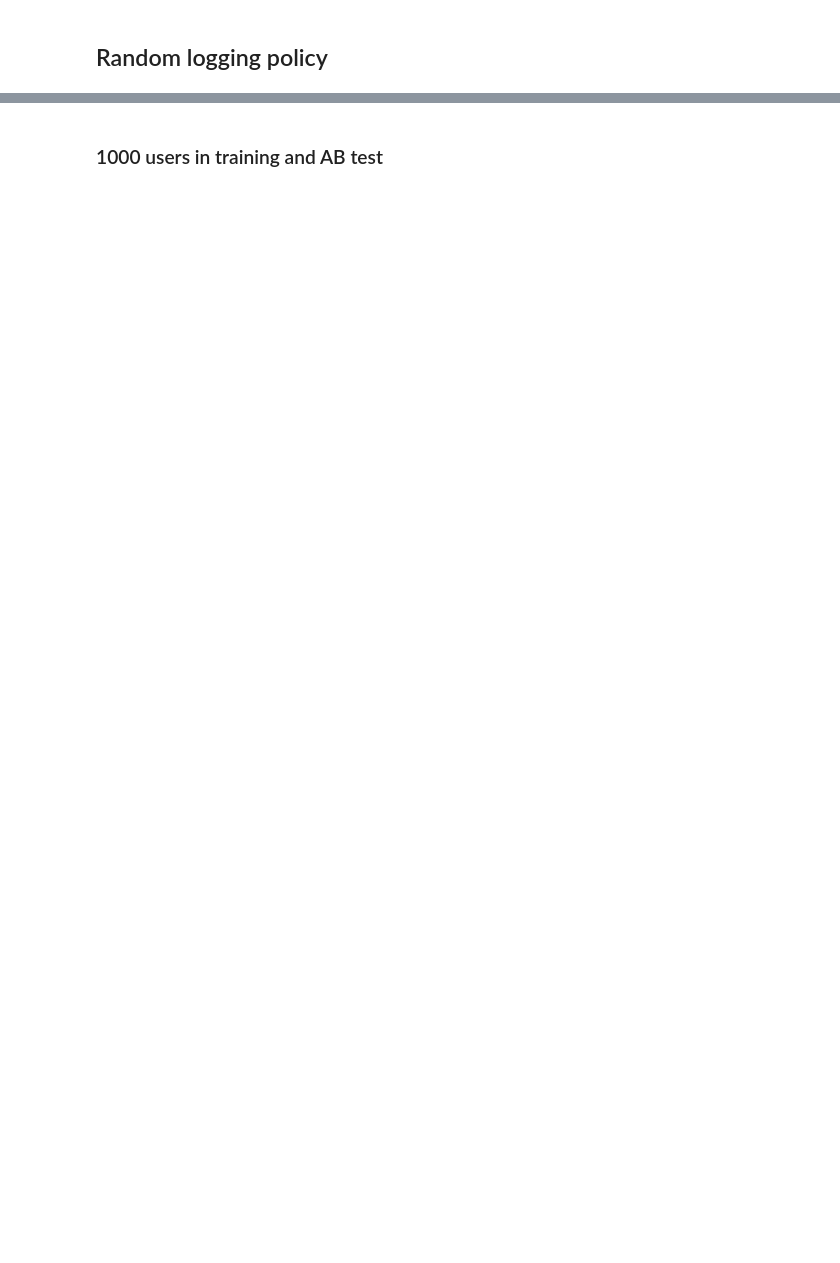
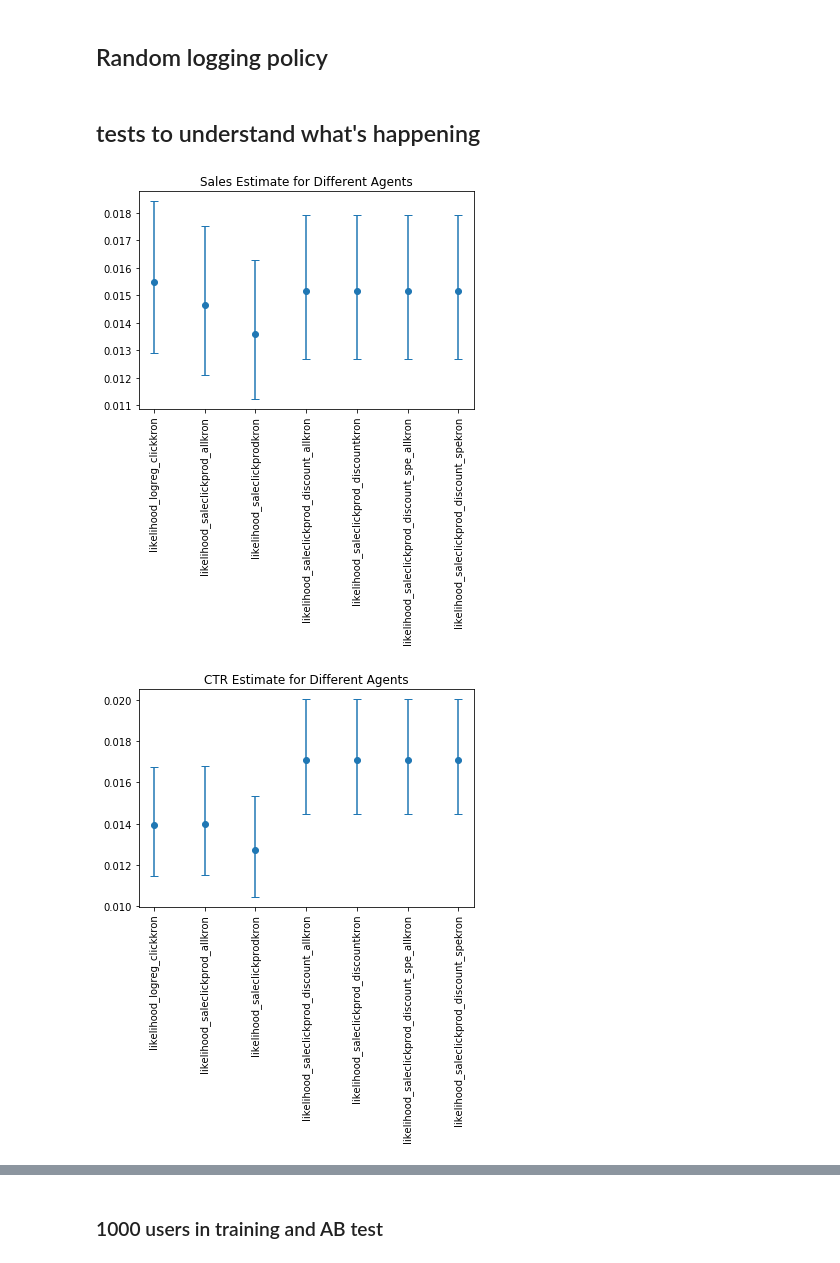
Before and after one commit to philomenec/reco-gym, a Jupyter notebook: 3_train_agent_kronecker.ipynb, the cells around one changed output, grey strips where cells are left out. Saved outputs shown, nothing was run; the diff lists cells and outputs as text; code cells hidden in the pictures; blank space fills up the shorter version.

Commit message:
extend supervised agents

```diff
--- a/3_train_agent_kronecker.ipynb
+++ b/3_train_agent_kronecker.ipynb
@@ -70,8 +70,8 @@ features = {'vc':vc_feature,
 ## Train baseline agents
 # %%
 # Choose number of users for training and AB test
-env_1_sale_args['num_users'] = 1000
-env_1_sale_args['num_users_AB'] = 1000
+env_1_sale_args['num_users'] = 5000
+env_1_sale_args['num_users_AB'] = 500
 num_users = env_1_sale_args['num_users']
 num_users_AB = env_1_sale_args['num_users_AB']
 
@@ -134,3 +134,11 @@ except:
     data = deepcopy(env).generate_logs(num_users, agent=likelihood_logreg_click)
     pkl.dump(data,open(str('data\data'+str(num_users)+name_agent+'.pkl'),'wb'))
 logs[name_agent] = data
+# %%
+# create logging policy with exploration
+exploration = pkl.load(open(str('data\data'+str(5000)+"rand"+'.pkl'),'rb'))
+exploration = exploration.loc[exploration["u"]<1250]
+exploration["u"] = exploration["u"] + 1250
+print(len(exploration["u"].unique()))
+data_ext = pd.concat([data,exploration])
+# pkl.dump(data_ext,open(str('data\data'+str(num_users)+name_agent+'explore.pkl'),'wb'))
@@ -201,3 +248,29 @@ def train_agents(name_logging,logs,feature_name,features, kronecker_features=Fal
 
     pkl.dump([info,save_agents],open(str('data/agents'+str(num_users)+name_logging+feature_name+name_extension+'.pkl'),'wb'))
     return info, save_agents
+# %% [markdown]
+## tests to understand what's happening
+# %%
+# A/B test
+env.reset()
+res=verify_agents_sale(
+    env,
+    number_of_users=num_users_AB,
+    agents={
+#         **agents,
+        **save_agents}
+)
+
+# save result
+pkl.dump([res, env_1_sale_args, info, save_agents],
+         open("data/res_"+name_logging+str(num_users)+"_"+str(num_users_AB)+"_"+feature_name+name_extension+".pkl","wb"))
+res_dict[name_logging+str(num_users)+"_"+str(num_users_AB)+"_"+feature_name+name_extension] = res
+
+# plot result
+plot_verify_agents_sale(res["sale rate"], res["CTR"], res["Tot sales"],
+                        res['Share user with sale'], res['Share sale after click'],
+                       res["User embeddings"])
+None
+# %% [output]
+[figure, added]
+[figure, added]
```
Also changed, not shown: parts of 17 cells of this notebook, 7 other files.
